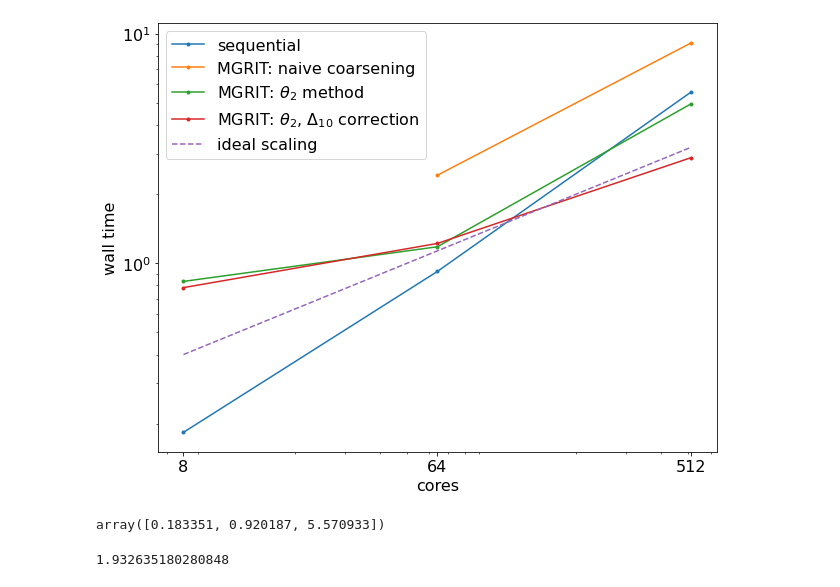
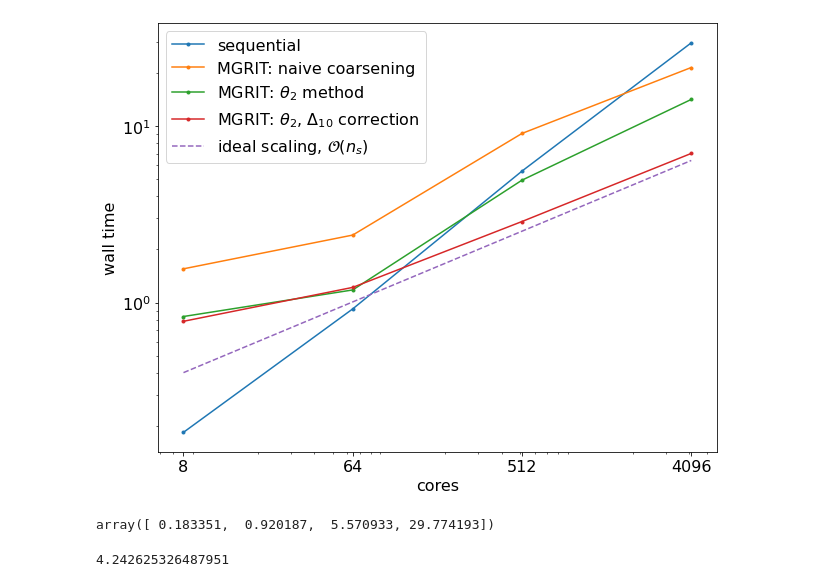
Before and after one commit to XBraid/xbraid, a Jupyter notebook: drivers/experiments/ks/weak_scaling_refinement/plot.ipynb, the cells around one changed output. Drawn from its saved outputs; the diff is of its cells as text; code cells hidden in the pictures.

Commit message:
modified weak scaling study

```diff
--- a/drivers/experiments/ks/weak_scaling_refinement/plot.ipynb
+++ b/drivers/experiments/ks/weak_scaling_refinement/plot.ipynb
@@ -20,40 +20,38 @@ def parseIters(fname):
             if "Max" in line: continue
             if "iterations" in line: return float(line.split()[-1])
 # %%
-ncores = (8, 64, 512)
-mlevels = (2, 3, 4)
+ncores = (8, 64, 512, 4096)
+mlevels = (2, 3, 4, 5)
 serials = np.zeros(len(ncores))
 thetas = np.zeros(len(ncores))
 deltas = np.zeros(len(ncores))
-mgrits = np.zeros(len(ncores)-1)
+mgrits = np.zeros(len(ncores))
 
 for i, (nc, ml) in enumerate(zip(ncores, mlevels)):
     serials[i] = parseTiming(f"ks_nc{nc}_ml1")
     thetas[i] = parseTiming(f"ks_theta_nc{nc}_ml{ml}")
     deltas[i] = parseTiming(f"ks_Delta_nc{nc}_ml{ml}")
-
-for i, (nc, ml) in enumerate(zip(ncores[1:], mlevels[1:])):
     mgrits[i] = parseTiming(f"ks_nc{nc}_ml{ml}")
 # %%
 fig, ax = plt.subplots(figsize=(9,7))
 ax.loglog(ncores, serials, '.-', label="sequential")
-ax.loglog(ncores[1:], mgrits, '.-', label="MGRIT: naive coarsening")
+ax.loglog(ncores, mgrits, '.-', label="MGRIT: naive coarsening")
 ax.loglog(ncores, thetas, '.-', label=r"MGRIT: $\theta_2$ method")
 ax.loglog(ncores, deltas, '.-', label=r"MGRIT: $\theta_2$, $\Delta_{10}$ correction")
-ax.plot((ncores[0], ncores[-1]), (4e-1, 4e-1*2**len(ncores)), '--', label="ideal scaling")
+ax.plot((ncores[0], ncores[-1]), (4e-1, 4e-1*2**len(ncores)), '--', label=r"ideal scaling, $\mathcal{O}(n_s)$")
 ax.set_xlabel("cores")
 ax.set_ylabel("wall time")
 ax.legend()
 plt.xticks(ncores, ncores)
 plt.tight_layout()
 plt.savefig("weak_scaling_KS_refinement.png", dpi=300)
 # %% [output]
-[figure, old version]
+[figure, new version]
 # %%
 serials
 # %% [output]
-array([0.183351, 0.920187, 5.570933])
+array([ 0.183351,  0.920187,  5.570933, 29.774193])
 # %%
 1/(deltas[-1]/serials[-1])
 # %% [output]
-1.932635180280848
+4.242625326487951
```
Also changed, not shown: 26 other files.
